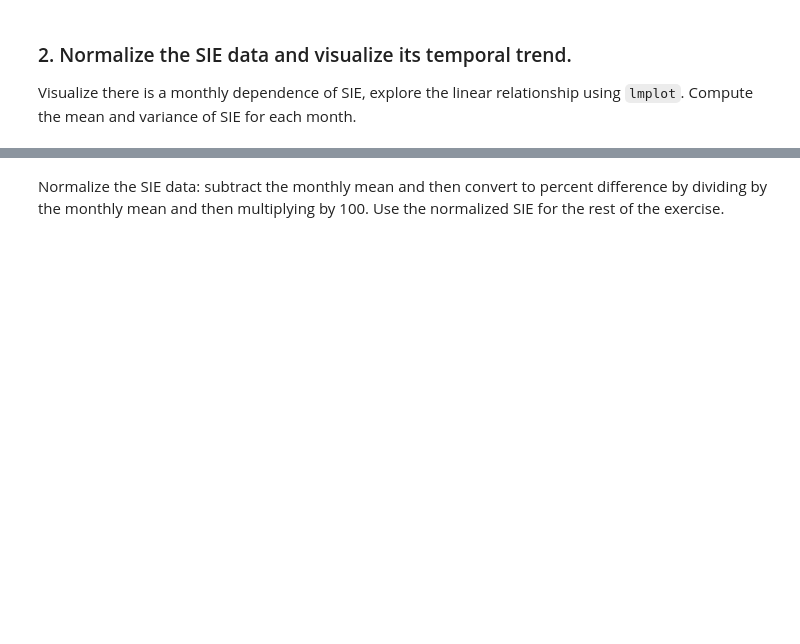
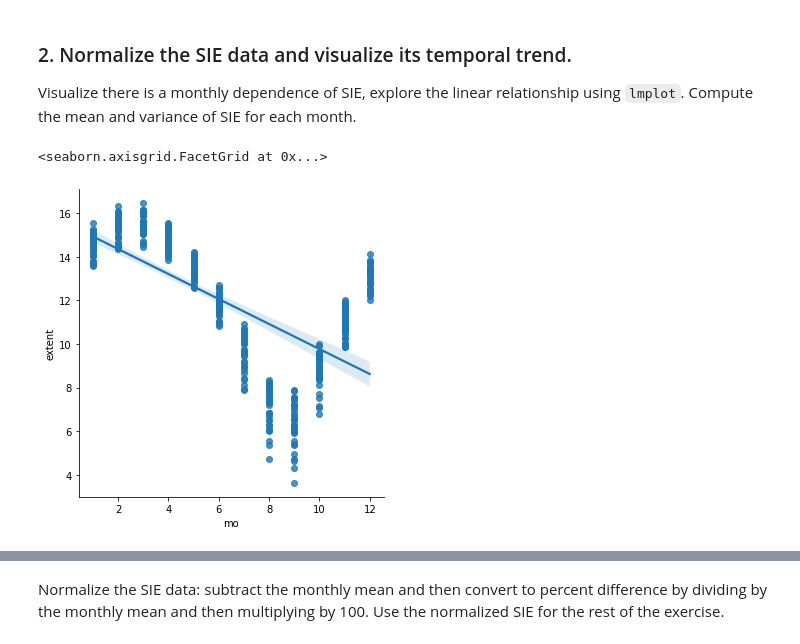
Before and after one commit to PedroCanoM/Idal_ia3, a Jupyter notebook: Sea_Ice_Extent.ipynb, the cells around one changed output, grey strips where cells are left out. Cells and saved outputs as stored; diff of their text form; code cells hidden in the pictures; blank space fills up the shorter version.

```diff
--- a/Sea_Ice_Extent.ipynb
+++ b/Sea_Ice_Extent.ipynb
@@ -139,3 +140,8 @@ df.head(25)
 
 Visualize there is a monthly dependence of SIE, explore the linear relationship using ``lmplot``.
 Compute the mean and variance of SIE for each month.
+# %%
+sns.lmplot(data=df, x='mo', y='extent')
+# %% [output]
+<seaborn.axisgrid.FacetGrid at 0x...>
+[figure, added]
```
Also changed, not shown: parts of 9 cells of this notebook.
